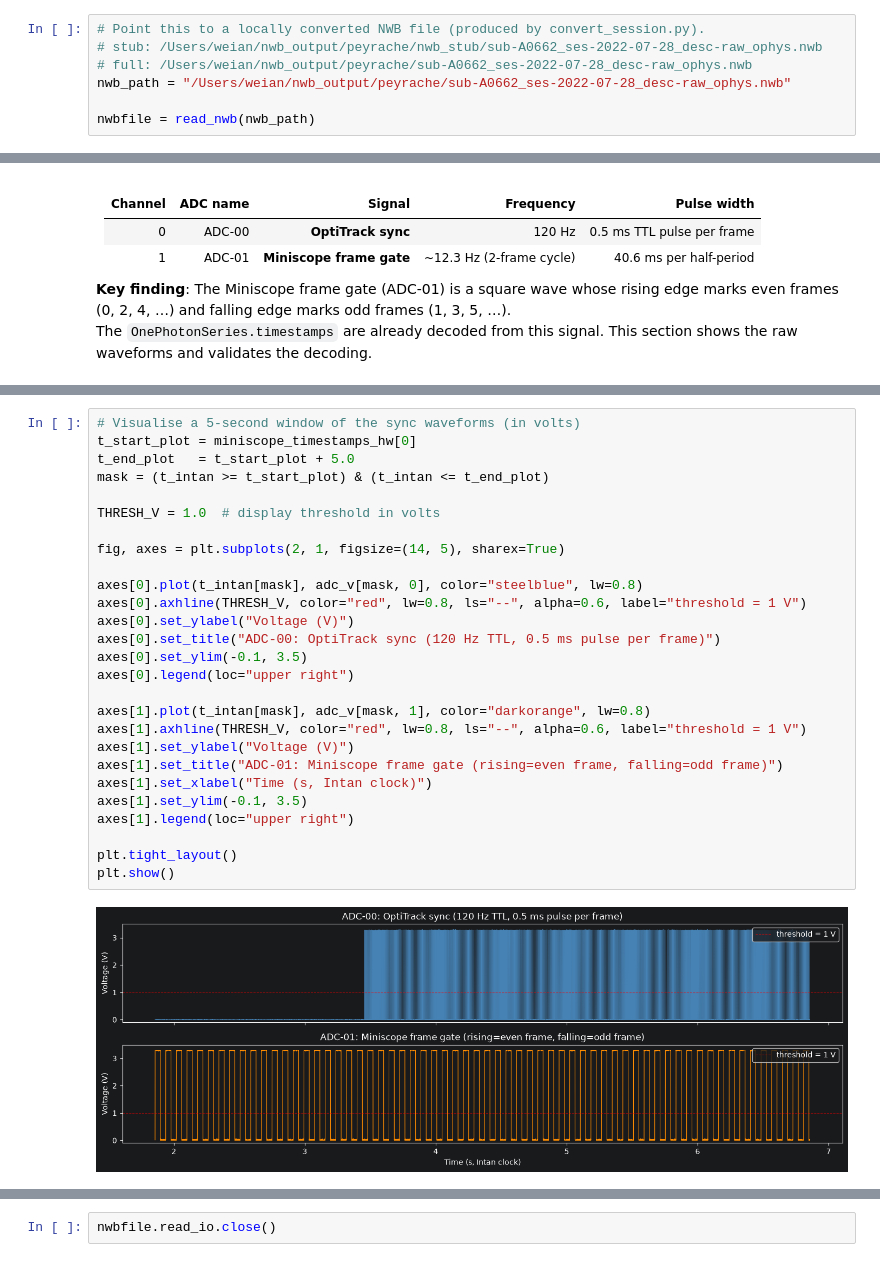
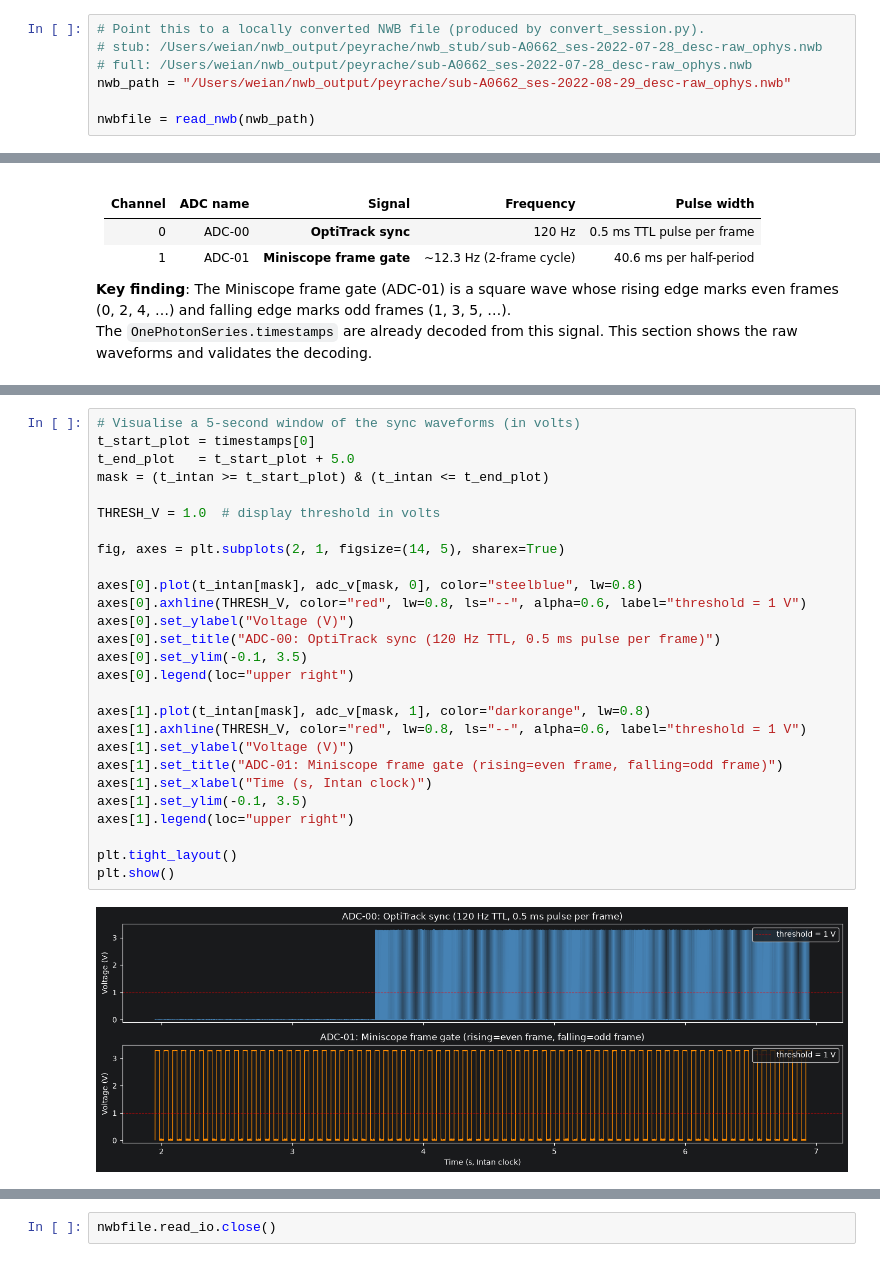
Before and after one commit to catalystneuro/peyrache-lab-to-nwb, a Jupyter notebook: src/peyrache_lab_to_nwb/tutorials/raw_imaging_demo.ipynb, the cells around one changed output, grey strips where cells are left out. Saved outputs shown, nothing was run; the diff lists cells and outputs as text.

```diff
--- a/src/peyrache_lab_to_nwb/tutorials/raw_imaging_demo.ipynb
+++ b/src/peyrache_lab_to_nwb/tutorials/raw_imaging_demo.ipynb
@@ -31,7 +31,7 @@ plt.rcParams["font.size"] = 10
 # Point this to a locally converted NWB file (produced by convert_session.py).
 # stub: /Users/weian/nwb_output/peyrache/nwb_stub/sub-A0662_ses-2022-07-28_desc-raw_ophys.nwb
 # full: /Users/weian/nwb_output/peyrache/sub-A0662_ses-2022-07-28_desc-raw_ophys.nwb
-nwb_path = "/Users/weian/nwb_output/peyrache/sub-A0662_ses-2022-07-28_desc-raw_ophys.nwb"
+nwb_path = "/Users/weian/nwb_output/peyrache/sub-A0662_ses-2022-08-29_desc-raw_ophys.nwb"
 
 nwbfile = read_nwb(nwb_path)
 # %% [markdown]
@@ -218,29 +229,29 @@ print(f"  description   : {sync_ts.description}")
 # %%
 # Visualise a 5-second window of the sync waveforms (in volts)
-t_start_plot = miniscope_timestamps_hw[0]
+t_start_plot = timestamps[0]
 t_end_plot   = t_start_plot + 5.0
 mask = (t_intan >= t_start_plot) & (t_intan <= t_end_plot)
 
 THRESH_V = 1.0  # display threshold in volts
 
 fig, axes = plt.subplots(2, 1, figsize=(14, 5), sharex=True)
 
 axes[0].plot(t_intan[mask], adc_v[mask, 0], color="steelblue", lw=0.8)
 axes[0].axhline(THRESH_V, color="red", lw=0.8, ls="--", alpha=0.6, label="threshold = 1 V")
 axes[0].set_ylabel("Voltage (V)")
 axes[0].set_title("ADC-00: OptiTrack sync (120 Hz TTL, 0.5 ms pulse per frame)")
 axes[0].set_ylim(-0.1, 3.5)
 axes[0].legend(loc="upper right")
 
 axes[1].plot(t_intan[mask], adc_v[mask, 1], color="darkorange", lw=0.8)
 axes[1].axhline(THRESH_V, color="red", lw=0.8, ls="--", alpha=0.6, label="threshold = 1 V")
 axes[1].set_ylabel("Voltage (V)")
 axes[1].set_title("ADC-01: Miniscope frame gate (rising=even frame, falling=odd frame)")
 axes[1].set_xlabel("Time (s, Intan clock)")
 axes[1].set_ylim(-0.1, 3.5)
 axes[1].legend(loc="upper right")
 
 plt.tight_layout()
 plt.show()
 # %% [output]
-[figure, old version]
+[figure, new version]
```
Also changed, not shown: parts of 10 cells of this notebook.
